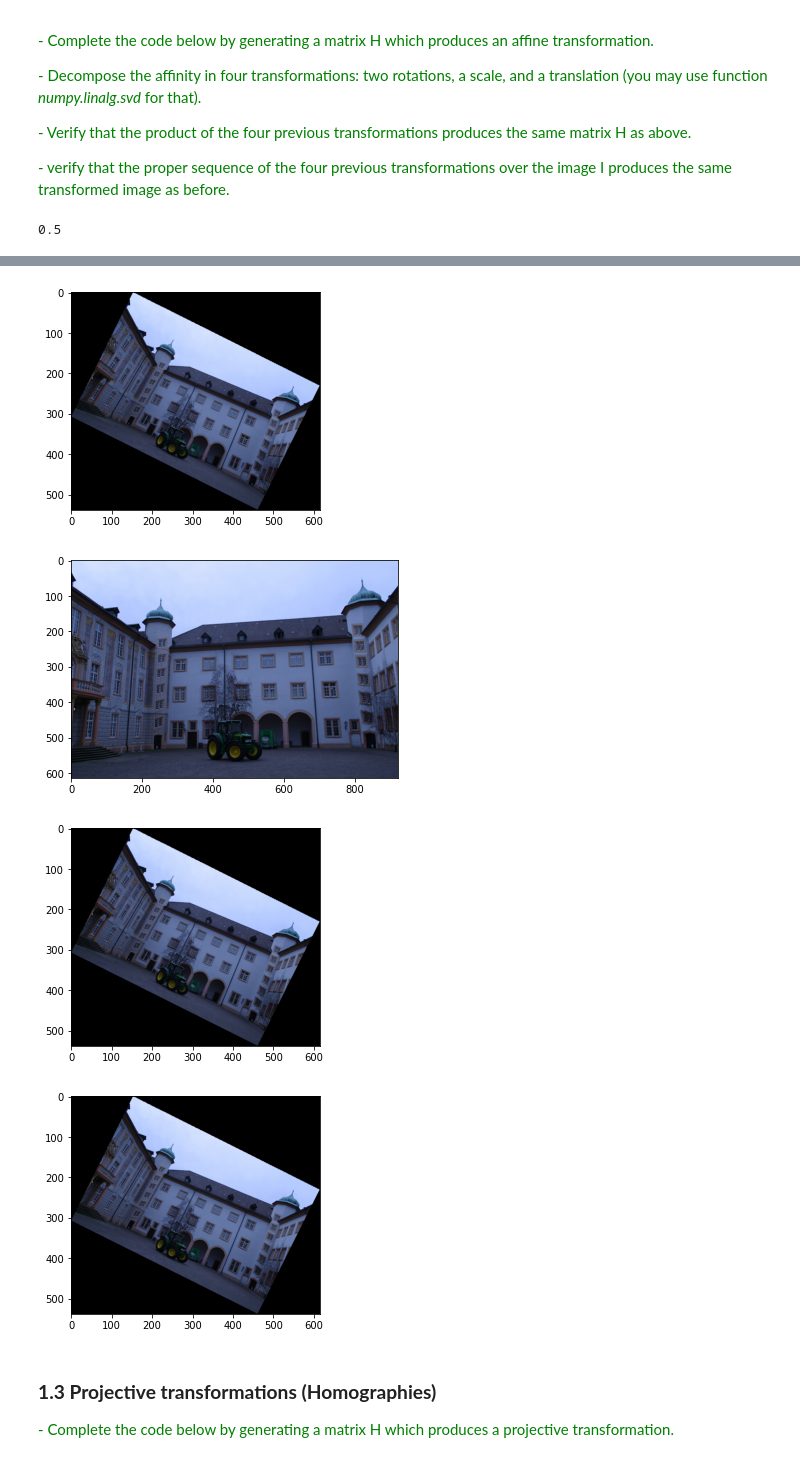
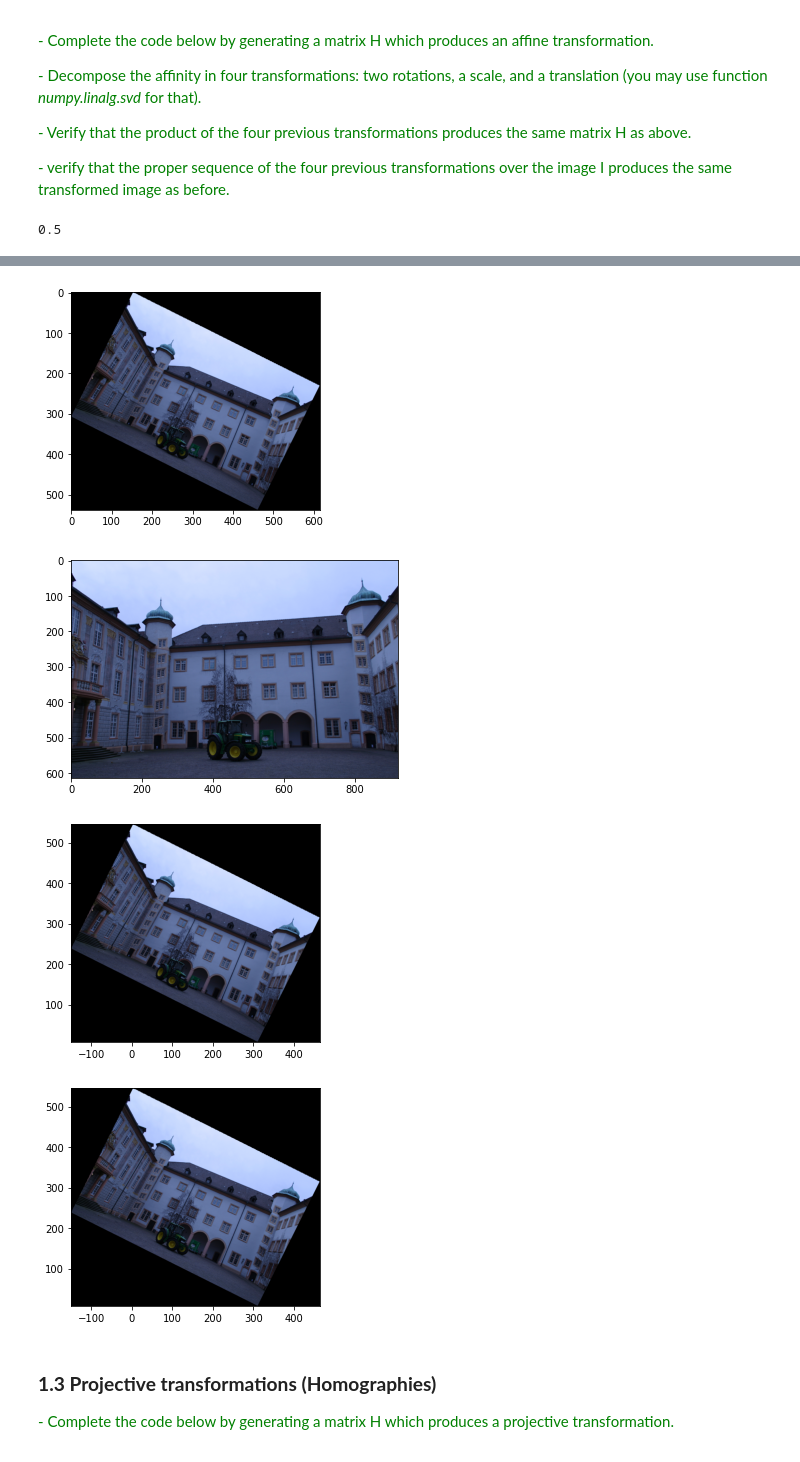
Before and after one commit to brugues/MCV-M4, a Jupyter notebook: lab1/lab1.ipynb, the cells around one changed output, grey strips where cells are left out. Cells and saved outputs as stored; diff of their text form; code cells hidden in the pictures.

Commit message:
Plot with correct coordinates

```diff
--- a/lab1/lab1.ipynb
+++ b/lab1/lab1.ipynb
@@ -103,7 +103,7 @@ def apply_H(I, H):
     for i in range(n_channels):
         out[:, :, i] = map_coordinates(I[:,:,i],[y_coords, x_coords], mode='constant')
 
-    return np.transpose(out, (1,0,2))
+    return np.transpose(out, (1,0,2)), [x_min, x_max, y_min, y_max]
 # %% [markdown]
 ### **1.1 Similarities**
 
@@ -182,7 +182,7 @@ H = [[A[0][0],  A[0][1],  t[0]],
 
 img_path = "./Data/0000_s.png"
 I = Image.open(img_path)
-I_aff = apply_H(np.array(I), H)
+I_aff, axis_affine = apply_H(np.array(I), H)
 I_aff = Image.fromarray(I_aff.astype(np.uint8)) #to convert from array to image
 
 plot_img(I)
@@ -204,38 +204,38 @@ HR2 =  [[R2[0][0],  R2[0][1],  0],
      [R2[1][0],  R2[1][1],  0],
      [0,  0,  1]]
 
 HScale =  [[D[0],  D[1],  0],
      [D[0],  D[1],  0],
      [0,  0,  1]]
 
 HTrans =  [[1,  0,  t[0]],
      [0,  1,  t[1]],
      [0,  0,  1]]
 
 # Verify that the product of the four previous transformations produces the same matrix H as above.
 a = np.matmul(HTrans,HR1)
 b = np.matmul(a,np.transpose(HR2))
 c = np.matmul(b,HScale)
 H2 = np.matmul(c,HR2)
 
 # to review
 error = np.max(abs(H-H2))
 print(error)
 
 # Verify that the proper sequence of the four previous transformations over the image I produces the same transformed image as before.
-I_aff_2 = apply_H(np.array(I), H)
+I_aff_2, axis_affine_2 = apply_H(np.array(I), H)
 I_aff_2 = Image.fromarray(I_aff_2.astype(np.uint8)) #to convert from array to image
 
 plot_img(I)
-plot_img(I_aff)
-plot_img(I_aff_2)
+plot_img(I_aff, axis=axis_affine)
+plot_img(I_aff_2, axis=axis_affine_2)
 # %% [output]
 0.5
 [figure]
 [figure]
 [figure]
-[figure, old version]
+[figure, new version]
-[figure, old version]
+[figure, new version]
 # %% [markdown]
 ### **1.3 Projective transformations (Homographies)**
 
```
Also changed, not shown: parts of 9 cells of this notebook, 1 other file.
